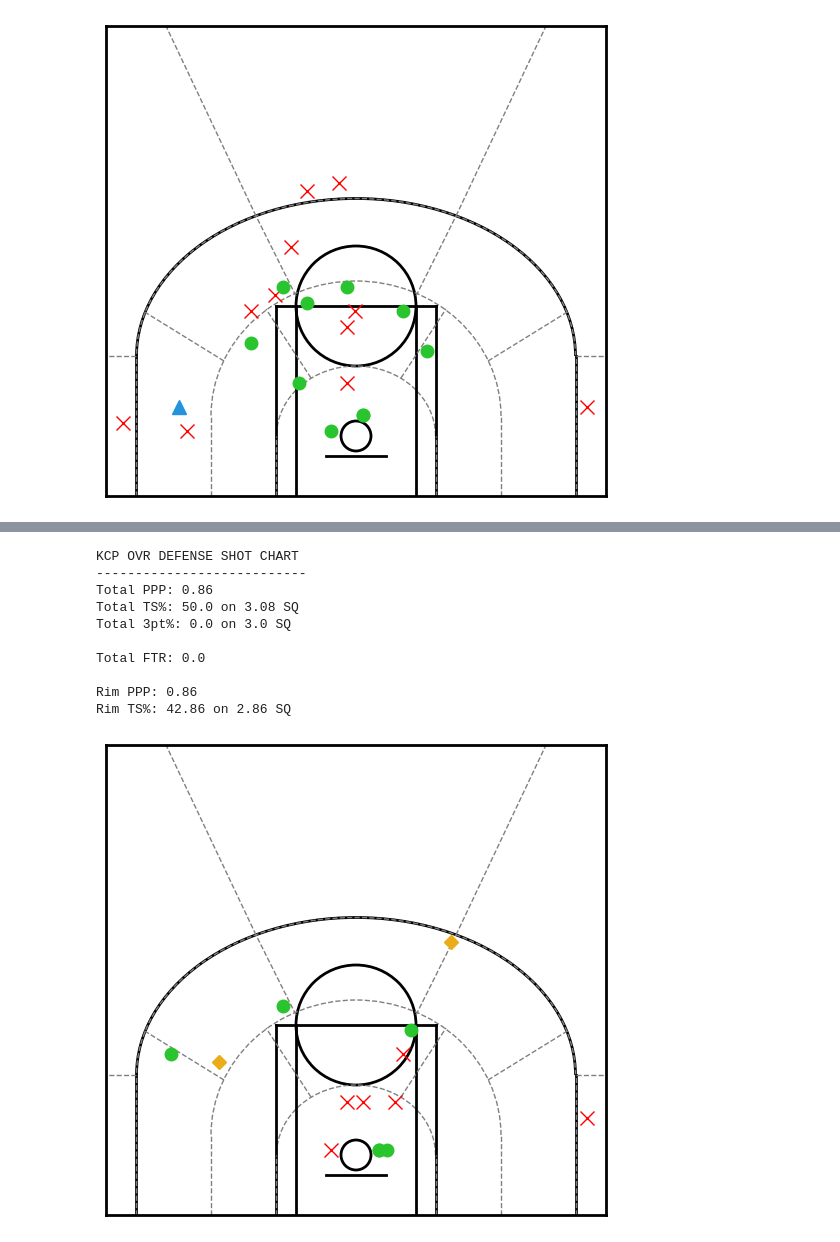
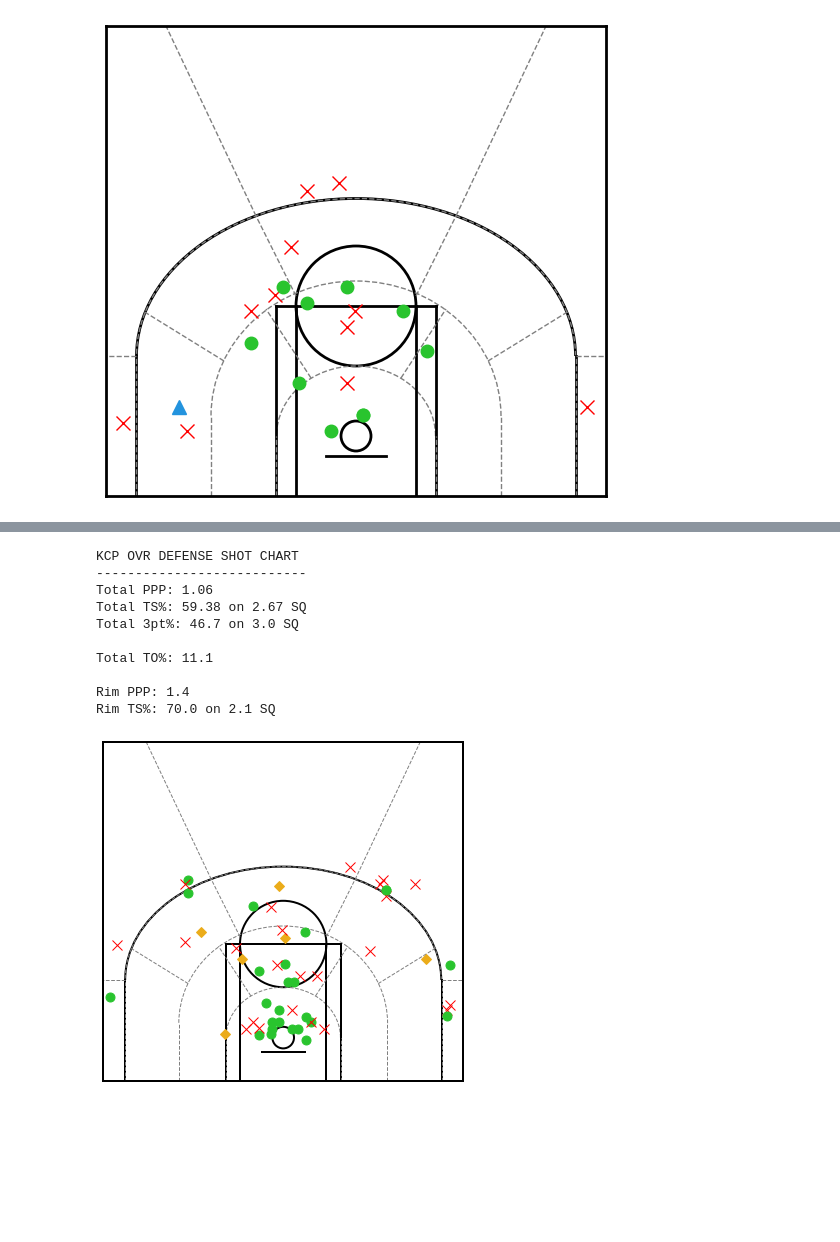
Before and after one commit to nickdsharpe/PPP_24, a Jupyter notebook: generate_stats.ipynb, the cells around one changed output, grey strips where cells are left out. Drawn from its saved outputs; the diff is of its cells as text; code cells hidden in the pictures; blank space fills up the shorter version.

Commit message:
season totals

```diff
--- a/generate_stats.ipynb
+++ b/generate_stats.ipynb
@@ -12,13 +12,13 @@ import plotly.graph_objects as go
 pd.options.display.max_columns = 999
 # %%
 file_path = 'Nuggets/!season_totals/Nuggets/Offense/Team.json'
-defense_path = 'Nuggets/11.06.23_Pelicans/Nuggets/Defense/Team.json'
+defense_path = 'Nuggets/!season_totals/Nuggets/Defense/Peyton Watson.json'
 
 opp_off_path = 'Nuggets/11.06.23_Pelicans/Pelicans/Offense/Team.json'
 opp_def_path = 'Nuggets/11.06.23_Pelicans/Pelicans/Defense/Team.json'
 
 player_path = 'Nuggets/11.06.23_Pelicans/Pelicans/Offense/Brandon Ingram.json'
-player_def_path = 'Nuggets/11.06.23_Pelicans/Nuggets/Defense/Peyton Watson.json'
+player_def_path = 'Nuggets/!season_totals/Nuggets/Defense/Michael Porter Jr..json'
 
 with open (file_path, 'r') as f:
     offense_file = json.load(f)
@@ -336,7 +335,7 @@ player_def_ovr_3pt_per = player_def_PPP['Shooting 3pt FG%']['TOTAL']
 player_def_ovr_SQ = player_def_PPP['Total SQ']['TOTAL']
 player_def_ovr_3pt_SQ = player_def_PPP['Total 3pt SQ']['TOTAL']
 
-player_def_ovr_ftr = player_def_PPP['Shooting FTR']['TOTAL']
+player_def_ovr_to = player_def_PPP['Total TO']['TOTAL']
 
 player_def_rim_total_PPP = player_def_rim_PPP['Total PPP']['TOTAL']
 player_def_rim_ts_per = player_def_rim_PPP['Total TS%']['TOTAL']
@@ -353,38 +352,38 @@ ax = create_court(ax, 'black')
 
 for shot in player_def_shots:
     x = shot[0][0]
     y = shot[0][1] + 60
     res = shot[1]
     if res == 1:
         ax.plot(x,y, marker='o', color='#29c42e', markersize=9)
     if res == 0:
         ax.plot(x,y, marker='x', color='red', markersize=10)
     if res == 11: # Free Throws
         ax.plot(x,y, marker='^', color='#2393de', markersize=10)
     if res == 20: # Turnovers
         ax.plot(x,y, marker='D', color='#ebac1a', markersize=7)
     if res == 30: # And-1
         ax.plot(x,y, marker='P', color='#e00ddd', markersize=10)
 
 print('KCP OVR DEFENSE SHOT CHART')
 print('---------------------------')
 print(f'Total PPP: {player_def_total_PPP}')
 print(f'Total TS%: {player_def_ovr_ts_per} on {player_def_ovr_SQ} SQ')
 print(f'Total 3pt%: {player_def_ovr_3pt_per} on {player_def_ovr_3pt_SQ} SQ\n')
-print(f'Total FTR: {player_def_ovr_ftr}\n')
+print(f'Total TO%: {player_def_ovr_to}\n')
 print(f'Rim PPP: {player_def_rim_total_PPP}')
 print(f'Rim TS%: {player_def_rim_ts_per} on {player_def_rim_SQ} SQ')
 
 plt.show()
 # %% [output]
 KCP OVR DEFENSE SHOT CHART
 ---------------------------
-Total PPP: 0.86
-Total TS%: 50.0 on 3.08 SQ
-Total 3pt%: 0.0 on 3.0 SQ
+Total PPP: 1.06
+Total TS%: 59.38 on 2.67 SQ
+Total 3pt%: 46.7 on 3.0 SQ
 
-Total FTR: 0.0
+Total TO%: 11.1
 
-Rim PPP: 0.86
-Rim TS%: 42.86 on 2.86 SQ
+Rim PPP: 1.4
+Rim TS%: 70.0 on 2.1 SQ
-[figure, old version]
+[figure, new version]
```
Also changed, not shown: parts of 2 cells of this notebook, 12 other files.
